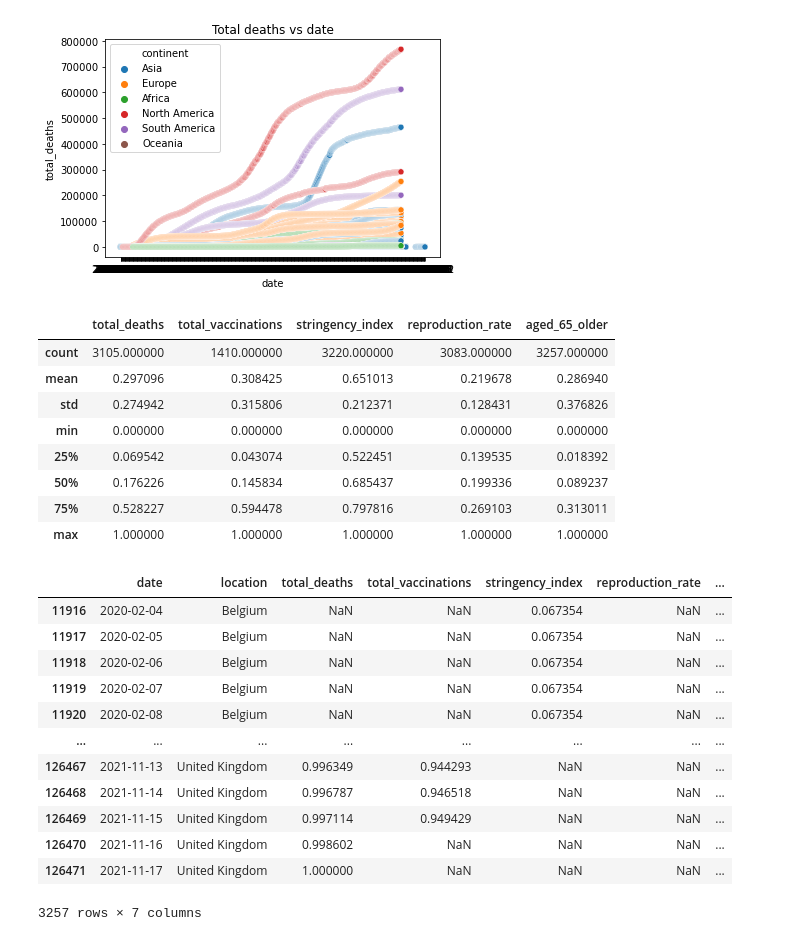
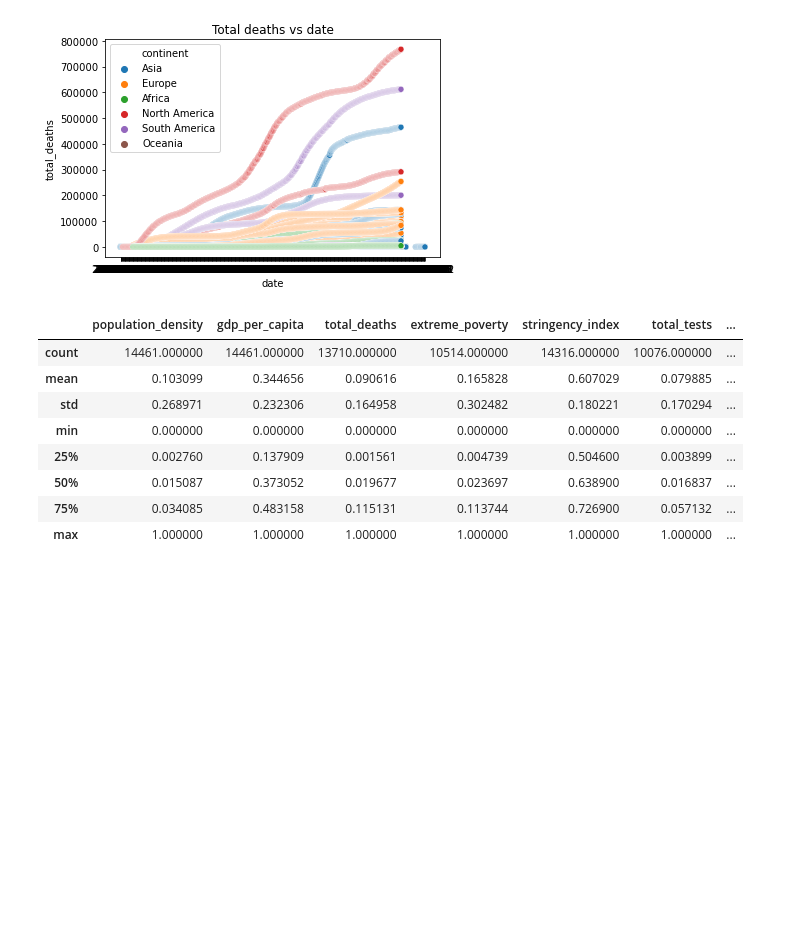
Before and after one commit to shanghongsim/term3_dtp, a Jupyter notebook: T3 2D project .ipynb, the cells around one changed output. Drawn from its saved outputs; the diff is of its cells as text; code cells hidden in the pictures; blank space fills up the shorter version.

Commit message:
Trimmed down countries to G20 and some others

```diff
--- a/T3 2D project .ipynb
+++ b/T3 2D project .ipynb
@@ -128,38 +122,36 @@ df_1 = df.loc[(df['continent']=='Europe') | (df['continent']=='Asia') ,columns]
+# %%
+columns_cat=['date','location','continent']
+columns_num=['population_density','gdp_per_capita','total_deaths',
+         'extreme_poverty','stringency_index','total_tests','total_vaccinations','population_density',
+         'reproduction_rate','handwashing_facilities','hospital_beds_per_thousand','hosp_patients_per_million',
+         'hosp_patients','icu_patients_per_million','icu_patients']
+df_cat = df.loc[(df['location']=='Argentina')| (df['location']=='Australia') | (df['location']=='Brazil') | (df['location']=='Canada') | (df['location']=='China') | (df['location']=='France') | (df['location']=='Germany') | (df['location']=='India') | (df['location']=='Indonesia') | (df['location']=='Italy') | (df['location']=='Japan') | (df['location']=='Mexico') | (df['location']=='Russia') | (df['location']=='Saudi Arabia') | (df['location']=='South Africa') | (df['location']=='South Korea') | (df['location']=='Turkey') | (df['location']=='United Kingdom') | (df['location']=='United States') | (df['location']=='Singapore') | (df['location']=='Malaysia') | (df['location']=='Hong Kong') ,columns_cat]
+
+df_num = df.loc[(df['location']=='Argentina')| (df['location']=='Australia') | (df['location']=='Brazil') | (df['location']=='Canada') | (df['location']=='China') | (df['location']=='France') | (df['location']=='Germany') | (df['location']=='India') | (df['location']=='Indonesia') | (df['location']=='Italy') | (df['location']=='Japan') | (df['location']=='Mexico') | (df['location']=='Russia') | (df['location']=='Saudi Arabia') | (df['location']=='South Africa') | (df['location']=='South Korea') | (df['location']=='Turkey') | (df['location']=='United Kingdom') | (df['location']=='United States') | (df['location']=='Singapore') | (df['location']=='Malaysia') | (df['location']=='Hong Kong'),columns_num]
+
+#(df['continent']=='Europe') |
 # %%
 def normalize_minmax(dfin):
     df_copy=dfin.copy()
     min_v=dfin.min(axis=0)
     max_v=dfin.max(axis=0)
     dfout=(df_copy-min_v)/(max_v-min_v)
     return dfout
 
 data_norm = normalize_minmax(df_num)
 stats = data_norm.describe()
 display(stats)
 
 frames=[df_cat,data_norm]
 result = pd.concat(frames,axis=1)
-display(result)
+# display(result)
 # %% [output]
-|  | total_deaths | total_vaccinations | stringency_index | reproduction_rate | aged_65_older |
-| count | 3105.000000 | 1410.000000 | 3220.000000 | 3083.000000 | 3257.000000 |
-| mean | 0.297096 | 0.308425 | 0.651013 | 0.219678 | 0.286940 |
-| std | 0.274942 | 0.315806 | 0.212371 | 0.128431 | 0.376826 |
-| min | 0.000000 | 0.000000 | 0.000000 | 0.000000 | 0.000000 |
-| 25% | 0.069542 | 0.043074 | 0.522451 | 0.139535 | 0.018392 |
-| 50% | 0.176226 | 0.145834 | 0.685437 | 0.199336 | 0.089237 |
-| 75% | 0.528227 | 0.594478 | 0.797816 | 0.269103 | 0.313011 |
-| max | 1.000000 | 1.000000 | 1.000000 | 1.000000 | 1.000000 |
+|  | population_density | gdp_per_capita | total_deaths | extreme_poverty | stringency_index | total_tests | ... |
+| count | 14461.000000 | 14461.000000 | 13710.000000 | 10514.000000 | 14316.000000 | 10076.000000 | ... |
+| mean | 0.103099 | 0.344656 | 0.090616 | 0.165828 | 0.607029 | 0.079885 | ... |
+| std | 0.268971 | 0.232306 | 0.164958 | 0.302482 | 0.180221 | 0.170294 | ... |
+| min | 0.000000 | 0.000000 | 0.000000 | 0.000000 | 0.000000 | 0.000000 | ... |
+| 25% | 0.002760 | 0.137909 | 0.001561 | 0.004739 | 0.504600 | 0.003899 | ... |
+| 50% | 0.015087 | 0.373052 | 0.019677 | 0.023697 | 0.638900 | 0.016837 | ... |
+| 75% | 0.034085 | 0.483158 | 0.115131 | 0.113744 | 0.726900 | 0.057132 | ... |
+| max | 1.000000 | 1.000000 | 1.000000 | 1.000000 | 1.000000 | 1.000000 | ... |
-|  | date | location | total_deaths | total_vaccinations | stringency_index | reproduction_rate | ... |
-| 11916 | 2020-02-04 | Belgium | NaN | NaN | 0.067354 | NaN | ... |
-| 11917 | 2020-02-05 | Belgium | NaN | NaN | 0.067354 | NaN | ... |
-| 11918 | 2020-02-06 | Belgium | NaN | NaN | 0.067354 | NaN | ... |
-| 11919 | 2020-02-07 | Belgium | NaN | NaN | 0.067354 | NaN | ... |
-| 11920 | 2020-02-08 | Belgium | NaN | NaN | 0.067354 | NaN | ... |
-| ... | ... | ... | ... | ... | ... | ... | ... |
-| 126467 | 2021-11-13 | United Kingdom | 0.996349 | 0.944293 | NaN | NaN | ... |
-| 126468 | 2021-11-14 | United Kingdom | 0.996787 | 0.946518 | NaN | NaN | ... |
-| 126469 | 2021-11-15 | United Kingdom | 0.997114 | 0.949429 | NaN | NaN | ... |
-| 126470 | 2021-11-16 | United Kingdom | 0.998602 | NaN | NaN | NaN | ... |
-| 126471 | 2021-11-17 | United Kingdom | 1.000000 | NaN | NaN | NaN | ... |
-3257 rows × 7 columns
```
Also changed, not shown: parts of 8 cells of this notebook.
